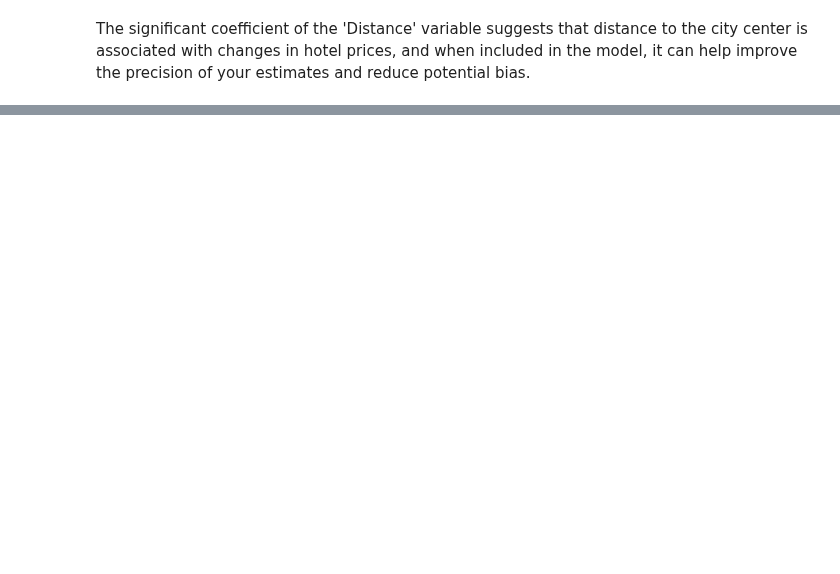
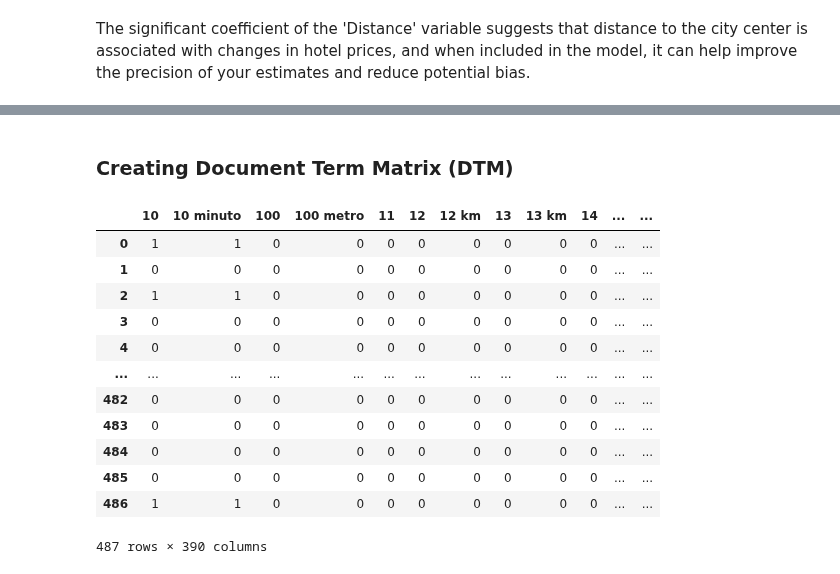
Before and after one commit to mgallon235/Bookings, a Jupyter notebook: final_draft/data_and_regressions/Regressions_Mobile.ipynb, the cells around one changed output, grey strips where cells are left out. Drawn from its saved outputs; the diff is of its cells as text; code cells hidden in the pictures; blank space fills up the shorter version.

Commit message:
Adding descriptions pre-processing to final draft notebook

```diff
--- a/final_draft/data_and_regressions/Regressions_Mobile.ipynb
+++ b/final_draft/data_and_regressions/Regressions_Mobile.ipynb
@@ -460,0 +485,44 @@ The significant coefficient of the 'Distance' variable suggests that distance to
+# %%
+def abbr_or_lower(word):
+    if re.match('([A-Z]+[a-z]*){2,}', word):
+        return word
+    else:
+        return word.lower()
+# %%
+# Remove special characters
+df['processed_text'] = df['Descriptions'].apply(lambda x: re.sub(r'\W', ' ', str(x)) if pd.notna(x) else '')
+
+# Lowercase words that are not abbreviations
+df['processed_text'] = df['processed_text'].apply(lambda x: ' '.join(abbr_or_lower(word) for word in x.split()))
+
+# Remove stopwords
+stop_words = set(stopwords.words("spanish"))
+df['processed_text'] = df['processed_text'].apply(lambda x: ' '.join([word for word in x.split() if word not in stop_words]))
+
+# Apply stemming
+stemmer = PorterStemmer()
+df['processed_text'] = df['processed_text'].apply(lambda x: ' '.join([stemmer.stem(word) for word in x.split()]))
+# %% [markdown]
+### Creating Document Term Matrix (DTM)
+# %%
+# Create document term matrix of both unigrams and bigrams using CountVectorizer
+vectorizer = CountVectorizer(ngram_range=(1,2), min_df=0.05, max_df=0.3)
+X = vectorizer.fit_transform(df['processed_text'])
+
+# Convert DTM to DataFrame
+dtm_df = pd.DataFrame(X.toarray(), columns=vectorizer.get_feature_names_out())
+dtm_df
+# %% [output]
+|  | 10 | 10 minuto | 100 | 100 metro | 11 | 12 | 12 km | 13 | 13 km | 14 | ... | ... |
+| 0 | 1 | 1 | 0 | 0 | 0 | 0 | 0 | 0 | 0 | 0 | ... | ... |
+| 1 | 0 | 0 | 0 | 0 | 0 | 0 | 0 | 0 | 0 | 0 | ... | ... |
+| 2 | 1 | 1 | 0 | 0 | 0 | 0 | 0 | 0 | 0 | 0 | ... | ... |
+| 3 | 0 | 0 | 0 | 0 | 0 | 0 | 0 | 0 | 0 | 0 | ... | ... |
+| 4 | 0 | 0 | 0 | 0 | 0 | 0 | 0 | 0 | 0 | 0 | ... | ... |
+| ... | ... | ... | ... | ... | ... | ... | ... | ... | ... | ... | ... | ... |
+| 482 | 0 | 0 | 0 | 0 | 0 | 0 | 0 | 0 | 0 | 0 | ... | ... |
+| 483 | 0 | 0 | 0 | 0 | 0 | 0 | 0 | 0 | 0 | 0 | ... | ... |
+| 484 | 0 | 0 | 0 | 0 | 0 | 0 | 0 | 0 | 0 | 0 | ... | ... |
+| 485 | 0 | 0 | 0 | 0 | 0 | 0 | 0 | 0 | 0 | 0 | ... | ... |
+| 486 | 1 | 1 | 0 | 0 | 0 | 0 | 0 | 0 | 0 | 0 | ... | ... |
+487 rows × 390 columns
```
Also changed, not shown: parts of 20 cells of this notebook.
